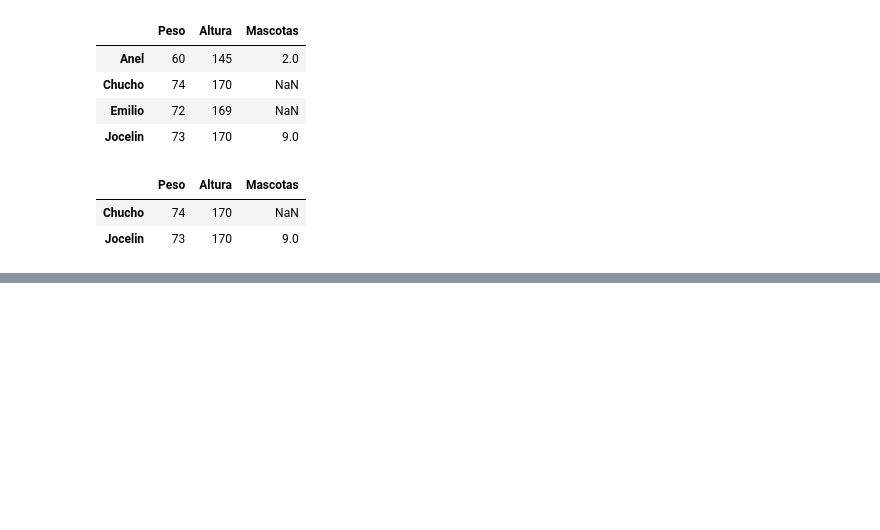
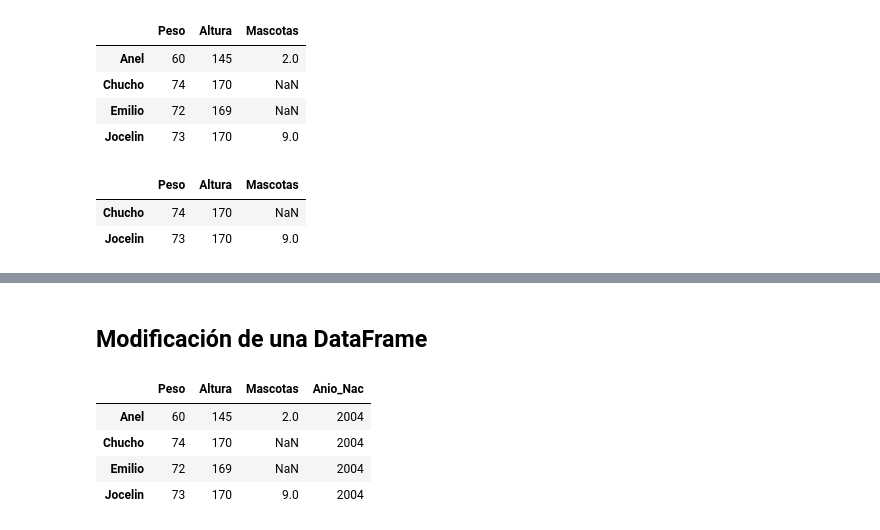
Before and after one commit to TerrazasJr316/email-detector, a Jupyter notebook: 02_Pandas.ipynb, the cells around one changed output, grey strips where cells are left out. Cells and saved outputs as stored; diff of their text form; code cells hidden in the pictures; blank space fills up the shorter version.

Commit message:
Modificación de una DataFrame | 10 - Sep

```diff
--- a/02_Pandas.ipynb
+++ b/02_Pandas.ipynb
@@ -360,0 +363,15 @@ df.query("Altura >=  170 and Peso >= 73")
+# %%
+# Crear un DataFrame e inicializarlo con un diccionario de objetos Series.
+Personas = {
+    "Peso":pd.Series([72, 60, 74, 73], ["Emilio", "Anel", "Chucho", "Jocelin"]),
+    "Altura": pd.Series({
+        "Emilio":169,
+        "Anel":145,
+        "Chucho":170,
+        "Jocelin":170,
+    }),
+    "Mascotas":pd.Series([2, 9], ["Anel", "Jocelin"])
+}
+
+df = pd.DataFrame(Personas)
+df
@@ -360,0 +388,12 @@ df.query("Altura >=  170 and Peso >= 73")
+# %% [markdown]
+## Modificación de una DataFrame
+# %%
+# Añadir una nueva columna al DataFrame
+df["Anio_Nac"] = [2004, 2004, 2004, 2004]
+df
+# %% [output]
+|  | Peso | Altura | Mascotas | Anio_Nac |
+| Anel | 60 | 145 | 2.0 | 2004 |
+| Chucho | 74 | 170 | NaN | 2004 |
+| Emilio | 72 | 169 | NaN | 2004 |
+| Jocelin | 73 | 170 | 9.0 | 2004 |
```
Also changed, not shown: parts of 4 cells of this notebook.
